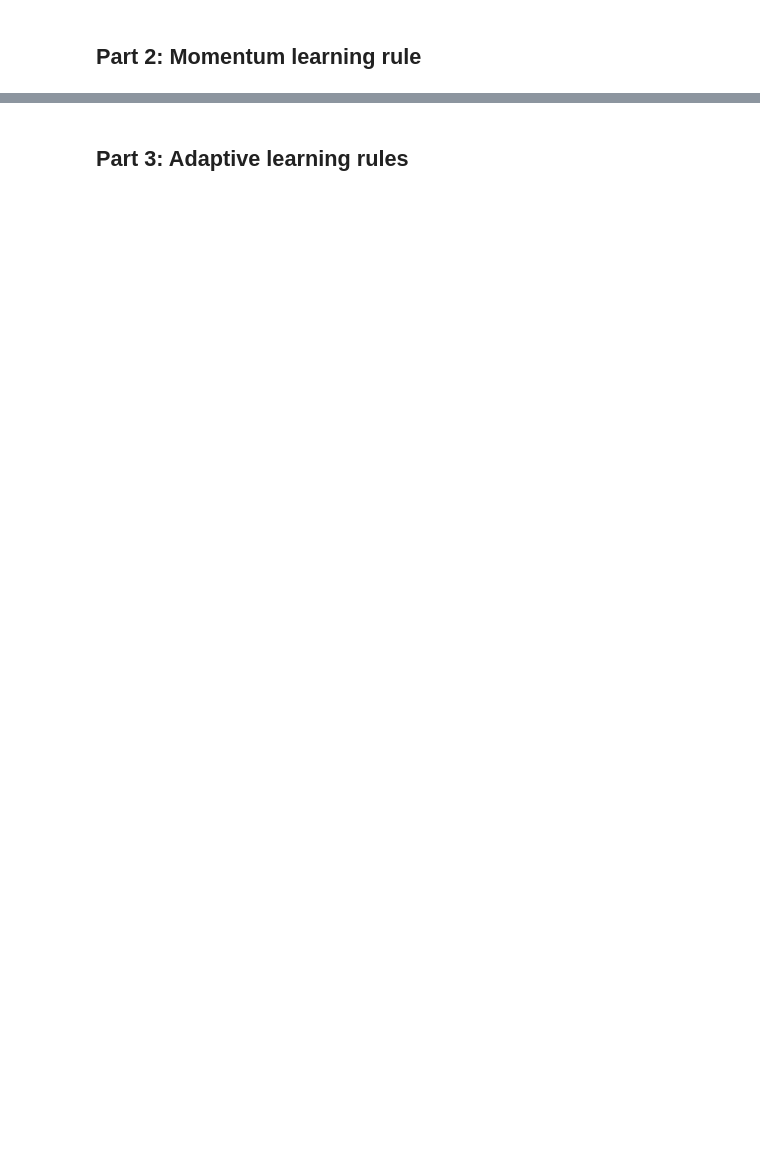
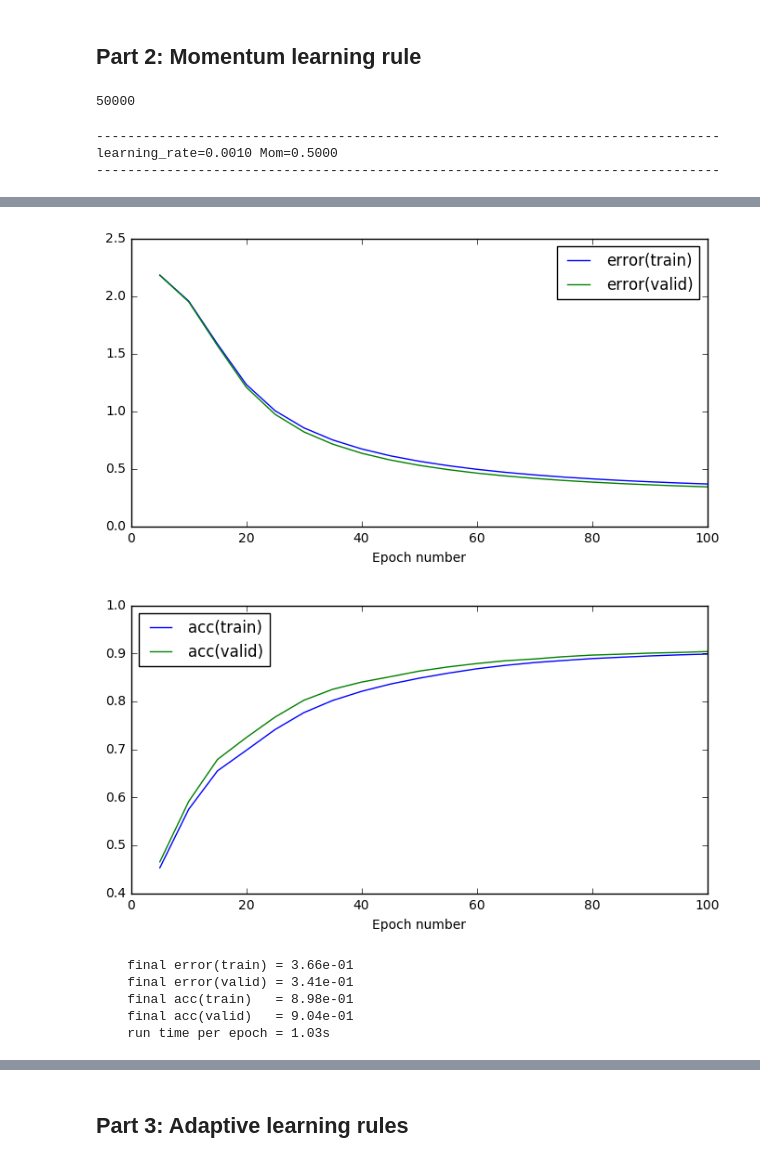
Before and after one commit to cuevhv/mlp, a Jupyter notebook: notebooks/Coursework_1.ipynb, the cells around one changed output, grey strips where cells are left out. Saved outputs shown, nothing was run; the diff lists cells and outputs as text; code cells hidden in the pictures; blank space fills up the shorter version.

```diff
--- a/notebooks/Coursework_1.ipynb
+++ b/notebooks/Coursework_1.ipynb
@@ -190,6 +336,10 @@ logger.handlers = [logging.StreamHandler()]
 # Create data provider objects for the MNIST data set
 train_data = MNISTDataProvider('train', batch_size=50, rng=rng)
 valid_data = MNISTDataProvider('valid', batch_size=50, rng=rng)
+# %%
+print len(train_data.inputs)
+# %% [output]
+50000
 # %%
 # The model set up code below is provided as a starting point.
 # You will probably want to add further code cells for the
@@ -216,0 +408,69 @@ error = CrossEntropySoftmaxError()
+# %%
+# Set training run hyperparameters
+batch_size = 50  # number of data points in a batch
+num_epochs = 100  # number of training epochs to perform
+stats_interval = 5  # epoch interval between recording and printing stats
+learning_rate = 1e-3  # learning rate for gradient descent
+r=10
+mom_coeff=0.5
+init_scales = [0.1]#0.1, 0.2, 0.5, 1.]  # scale for random parameter initialisation
+final_errors_train = []
+final_errors_valid = []
+final_accs_train = []
+final_accs_valid = []
+
+for init_scale in init_scales:
+
+    print('-' * 80)
+    print('learning_rate={0:.4f} Mom={1:.4f}'
+          .format(learning_rate, mom_coeff))
+    print('-' * 80)
+    # Reset random number generator and data provider states on each run
+    # to ensure reproducibility of results
+    rng.seed(seed)
+    train_data.reset()
+    valid_data.reset()
+
+    # Alter data-provider batch size
+    train_data.batch_size = batch_size
+    valid_data.batch_size = batch_size
+
+    # Create a parameter initialiser which will sample random uniform values
+    # from [-init_scale, init_scale]
+    #param_init = UniformInit(-init_scale, init_scale, rng=rng)
+
+    # Create a model with three affine layers
+    #hidden_dim = 100
+    model = MultipleLayerModel([
+    AffineLayer(input_dim, hidden_dim, weights_init, biases_init),
+    SigmoidLayer(),
+    AffineLayer(hidden_dim, hidden_dim, weights_init, biases_init),
+    SigmoidLayer(),
+    AffineLayer(hidden_dim, output_dim, weights_init, biases_init)
+])
+
+    # Initialise a cross entropy error object
+    error = CrossEntropySoftmaxError()
+    schedulers = [sche.ConstantLearningRateScheduler(learning_rate)]
+    # Use a basic gradient descent learning rule
+    #learning_ruleG = GradientDescentLearningRule(learning_rate=learning_rate)
+    learning_rule = lr.MomentumLearningRule(learning_rate=learning_rate, mom_coeff=mom_coeff)#learning_ruleG
+    stats, keys, run_time, fig_1, ax_1, fig_2, ax_2= train_model_and_plot_stats(
+        model, error, learning_rule, train_data, valid_data, num_epochs, schedulers, stats_interval)
+
+    plt.show()
+
+    print('    final error(train) = {0:.2e}').format(stats[-1, keys['error(train)']])
+    print('    final error(valid) = {0:.2e}').format(stats[-1, keys['error(valid)']])
+    print('    final acc(train)   = {0:.2e}').format(stats[-1, keys['acc(train)']])
+    print('    final acc(valid)   = {0:.2e}').format(stats[-1, keys['acc(valid)']])
+    print('    run time per epoch = {0:.2f}s').format(run_time * 1. / num_epochs)
+
+    final_errors_train.append(stats[-1, keys['error(train)']])
+    final_errors_valid.append(stats[-1, keys['error(valid)']])
+    final_accs_train.append(stats[-1, keys['acc(train)']])
+    final_accs_valid.append(stats[-1, keys['acc(valid)']])
+# %% [output]
+--------------------------------------------------------------------------------
+learning_rate=0.0010 Mom=0.5000
+--------------------------------------------------------------------------------
@@ -216,0 +494,7 @@ error = CrossEntropySoftmaxError()
+[figure, added]
+[figure, added]
+    final error(train) = 3.66e-01
+    final error(valid) = 3.41e-01
+    final acc(train)   = 8.98e-01
+    final acc(valid)   = 9.04e-01
+    run time per epoch = 1.03s
```
Also changed, not shown: parts of 17 cells of this notebook, 2 other files.
